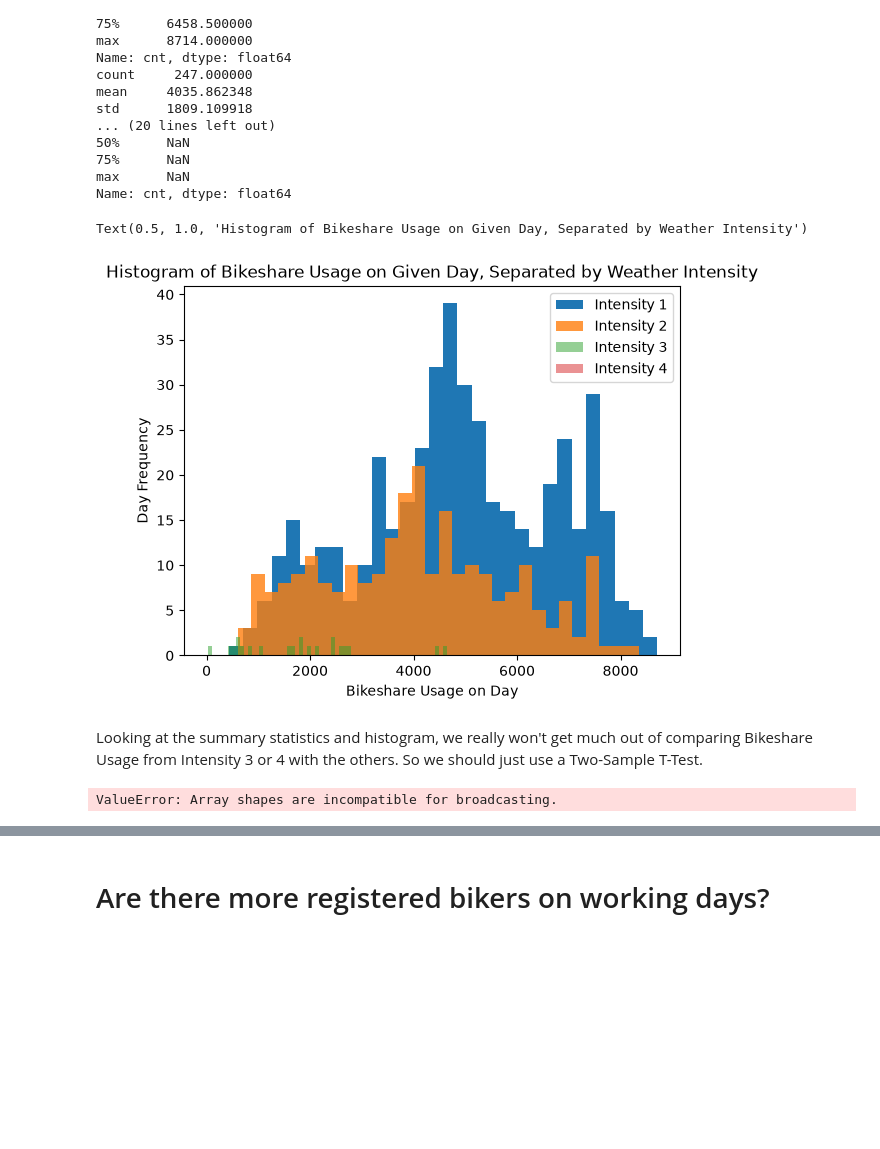
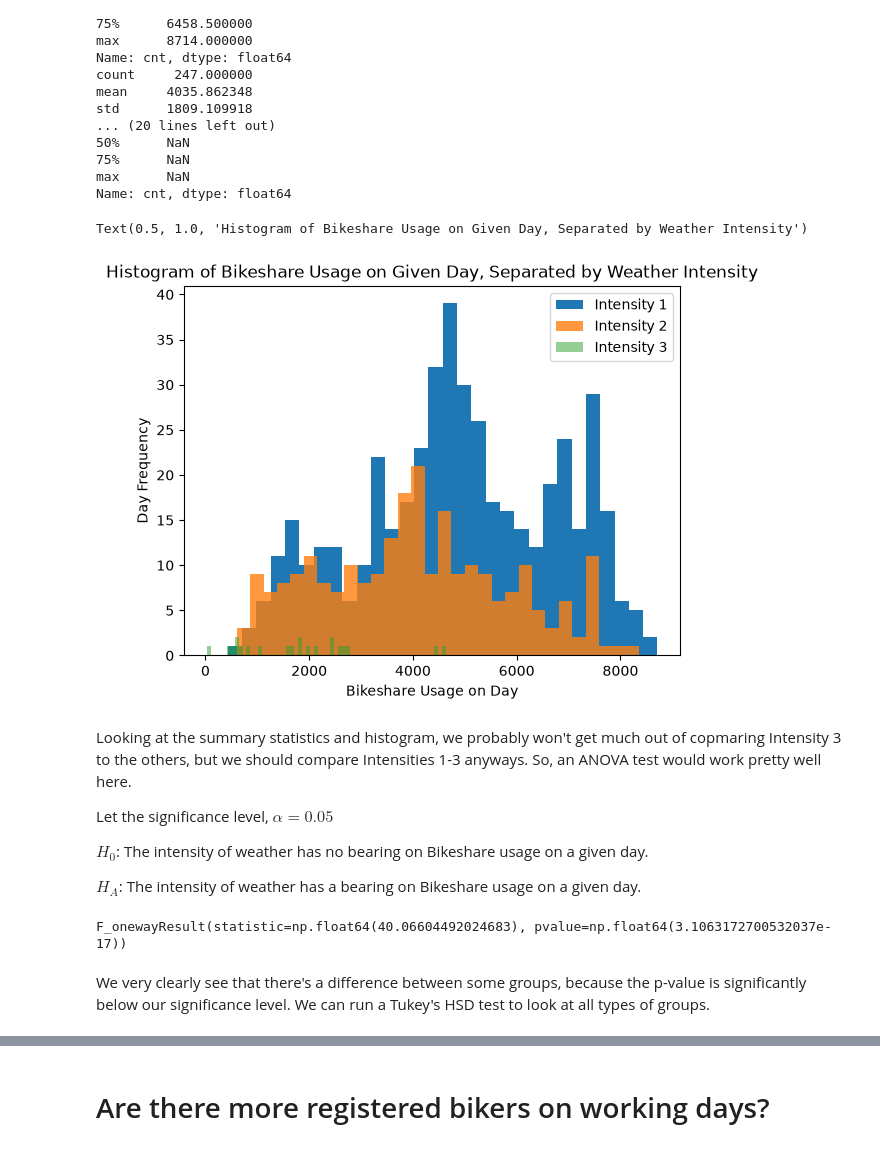
Before and after one commit to nageshwarsam/320-Final-Project, a Jupyter notebook: Project_Checkpoint_2.ipynb, the cells around one changed output, grey strips where cells are left out. Cells and saved outputs as stored; diff of their text form; code cells hidden in the pictures; blank space fills up the shorter version.

Commit message:
Bikeshare Usage Based on Weather Intensity, did ANOVA Test. I did it!

```diff
--- a/Project_Checkpoint_2.ipynb
+++ b/Project_Checkpoint_2.ipynb
@@ -81,18 +81,25 @@ Name: cnt, dtype: float64
 # %%
 plt.hist(df_intens1, bins = 30)
 plt.hist(df_intens2, bins = 30, alpha = 0.8)
 plt.hist(df_intens3, bins = 60, alpha = 0.5)
-plt.hist(df_intens4, bins = 60, alpha = 0.5)
-plt.legend(["Intensity 1", "Intensity 2", "Intensity 3", "Intensity 4"])
+plt.legend(["Intensity 1", "Intensity 2", "Intensity 3"])
 plt.xlabel("Bikeshare Usage on Day")
 plt.ylabel("Day Frequency")
 plt.title("Histogram of Bikeshare Usage on Given Day, Separated by Weather Intensity")
 # %% [output]
 Text(0.5, 1.0, 'Histogram of Bikeshare Usage on Given Day, Separated by Weather Intensity')
-[figure, old version]
+[figure, new version]
 # %% [markdown]
-Looking at the summary statistics and histogram, we really won't get much out of comparing Bikeshare Usage from Intensity 3 or 4 with the others. So we should just use a Two-Sample T-Test.
+Looking at the summary statistics and histogram, we probably won't get much out of copmaring Intensity 3 to the others, but we should compare Intensities 1-3 anyways. So, an ANOVA test would work pretty well here.
+
+Let the significance level, $\alpha = 0.05$
+
+$H_0$: The intensity of weather has no bearing on Bikeshare usage on a given day.
+
+$H_A$: The intensity of weather has a bearing on Bikeshare usage on a given day.
 # %%
-stats.ttest_rel(df_intens1, df_intens2)
+f_oneway(df_intens1, df_intens2, df_intens3)
 # %% [output]
-ValueError: Array shapes are incompatible for broadcasting.
+F_onewayResult(statistic=np.float64(40.06604492024683), pvalue=np.float64(3.1063172700532037e-17))
+# %% [markdown]
+We very clearly see that there's a difference between some groups, because the p-value is significantly below our significance level. We can run a Tukey's HSD test to look at all types of groups.
```
Also changed, not shown: parts of 2 cells of this notebook.
